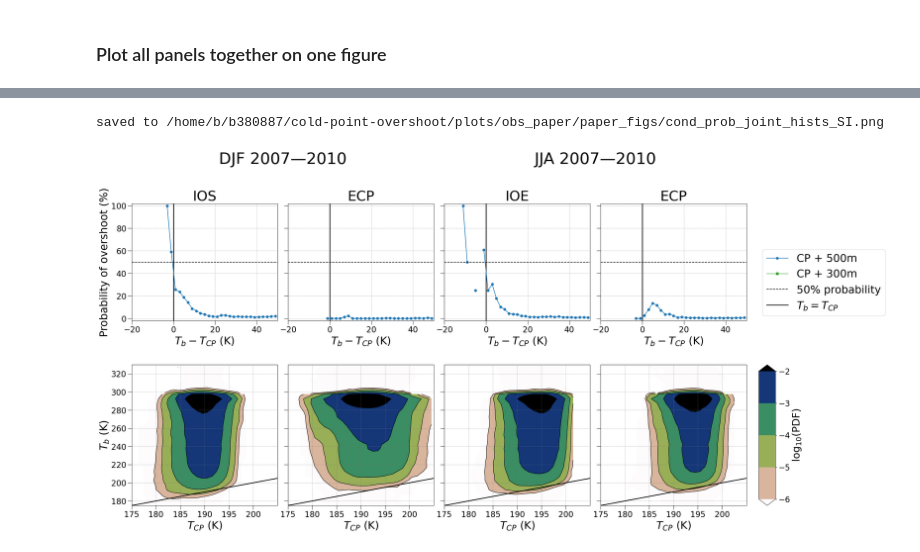
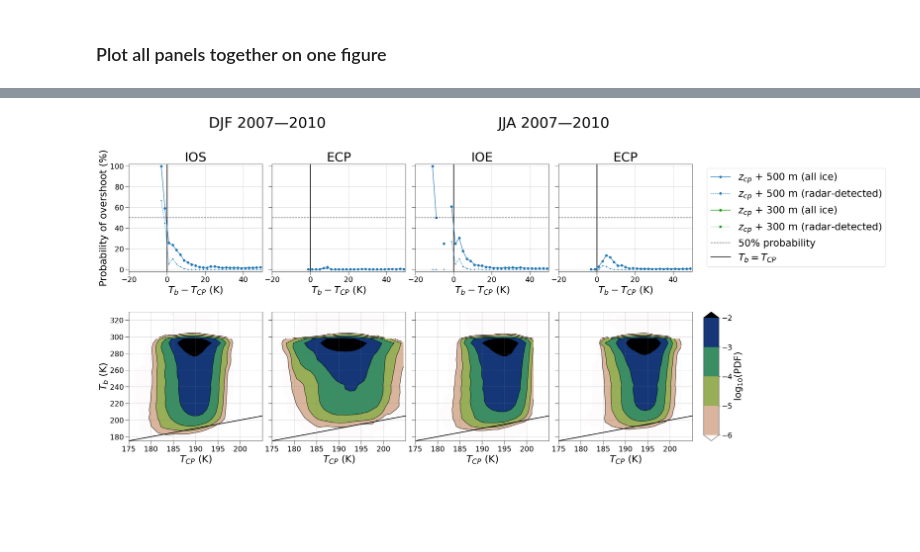
Before and after one commit to jacnugent/tropical-conv-os-2023, a Jupyter notebook: jupyter_notebooks/obs_climo_cond_prob_joint_hists_plot.ipynb, the cells around one changed output, grey strips where cells are left out. Drawn from its saved outputs; the diff is of its cells as text; code cells hidden in the pictures; blank space fills up the shorter version.

Commit message:
added line for radar-detected ice

```diff
--- a/jupyter_notebooks/obs_climo_cond_prob_joint_hists_plot.ipynb
+++ b/jupyter_notebooks/obs_climo_cond_prob_joint_hists_plot.ipynb
@@ -97,6 +98,9 @@ min_iwc = 1e-7
 # dictionaries mapping season to the regional probability dictionaries
 season_prob500_dict = {}
 season_prob300_dict = {}
+
+season_prob500_rad_dict = {}
+season_prob300_rad_dict = {}
 # %% [markdown]
 #### Make & save the dictionaries (if not done yet)
 This can take a while (~11-12 min)
@@ -230,0 +426,9 @@ for season in list(region_dict.keys()):
+# %%
+for season in ["DJF", "JJA"]:
+    for region in list(season_prob300_rad_dict[season].keys()):
+        prob500 = season_prob500_dict[season][region]
+        prob500_rad = season_prob500_rad_dict[season][region]
+        fig, ax = plt.subplots()
+        plot_cond_prob(ax, prob500, prob500_rad, diff_bins, fsize=14, labsize=12)
+        ax.set_title(region + " (normal vs. rad)")
+        plt.show()
@@ -233,8 +442,8 @@ for season in list(region_dict.keys()):
 # %% [markdown]
 ##### Function to plot the conditional probability
 # %%
-def plot_cond_prob(ax, prob500, prob300, diff_bins, fsize, labsize,
-                   ylim=(0, 100), gridlines=True):
+def plot_cond_prob(ax, prob500, prob500rad, prob300, prob300rad, diff_bins,
+                   fsize, labsize, ylim=(0, 100), gridlines=True):
     """ Plot panel for probability of overshoot for single region
     """
     avg_diff_bins = 0.5*(diff_bins[:-1] + diff_bins[1:])
@@ -249,11 +458,15 @@ def plot_cond_prob(ax, prob500, prob300, diff_bins, fsize, labsize,
     # IWC +500m
     ax.scatter(avg_diff_bins, prob500.values*100., color="C0")
     ax.plot(avg_diff_bins, prob500.values*100., color="C0")
+    ax.scatter(avg_diff_bins, prob500rad.values*100., color="C0", s=5)
+    ax.plot(avg_diff_bins, prob500rad.values*100., color="C0", linestyle="--", linewidth=1)
 
     # IWC +300m
-    if prob300 is not None:
+    if prob300 is not None and prob300rad is not None:
         ax.scatter(avg_diff_bins, prob300.values*100., marker="s", color="C2")
         ax.plot(avg_diff_bins, prob300.values*100., color="C2", linewidth=1)
+        ax.scatter(avg_diff_bins, prob300rad.values*100., color="C2", s=5, marker="s")
+        ax.plot(avg_diff_bins, prob300rad.values*100., color="C2", linestyle="--", linewidth=1)
 
     ax.set_ylim(ylim)
     ax.set_xlim(xlim)
@@ -325,7 +540,8 @@ plt.show()
 # %% [markdown]
 ### Plot all panels together on one figure
 # %%
-def plot_prob_hist(season_hist_dict, season_prob500_dict, season_prob300_dict, diff_bins,
+def plot_prob_hist(season_hist_dict, season_prob500_dict, season_prob300_dict,
+                   season_prob500_rad_dict, season_prob300_rad_dict, diff_bins,
                    years_str, figsize=(32, 16), fsize=27, tsize=35, labsize=20, save=False):
     """
     Plot combined figure for 2 seasons (2 regions each) with conditional
@@ -360,13 +576,17 @@ def plot_prob_hist(season_hist_dict, season_prob500_dict, season_prob300_dict, d
     for i, region in enumerate(all_regions[:2]):
         plot_cond_prob(prob_axes[i],
                        season_prob500_dict[seasons[0]][region],
+                       season_prob500_rad_dict[seasons[0]][region],
                        season_prob300_dict[seasons[0]][region],
+                       season_prob300_rad_dict[seasons[0]][region],
                        diff_bins, fsize=fsize, labsize=labsize, ylim=(-2, 102)
                       )
     for i, region in enumerate(all_regions[2:]):
         plot_cond_prob(prob_axes[i+2],
                        season_prob500_dict[seasons[1]][region],
+                       season_prob500_rad_dict[seasons[1]][region],
                        season_prob300_dict[seasons[1]][region],
+                       season_prob300_rad_dict[seasons[1]][region],
                        diff_bins, fsize=fsize, labsize=labsize, ylim=(-2, 102)
                )
 
@@ -422,14 +642,18 @@ def plot_prob_hist(season_hist_dict, season_prob500_dict, season_prob300_dict, d
 
     # proxy artist legend
     blue_line = mlines.Line2D([], [], color="C0", marker="o",
-                          label="CP + 500m")
-    green_line = mlines.Line2D([], [], color="C2", marker="s", linestyle="-",
-                               linewidth=1, label="CP + 300m")
+                          label="$z_{cp}$ + 500 m (all ice)")
+    blue_dashed = mlines.Line2D([], [], color="C0", marker="o",
+                          label="$z_{cp}$ + 500 m (radar-detected)", linewidth=1, linestyle="--")
+    green_line = mlines.Line2D([], [], color="C2", marker="s",
+                          label="$z_{cp}$ + 300 m (all ice)")
+    green_dashed = mlines.Line2D([], [], color="C2", marker="s",
+                          label="$z_{cp}$ + 300 m (radar-detected)", linewidth=1, linestyle="--")
     solid_line = mlines.Line2D([], [], color="k", linewidth=2,
                               label="$T_b=T_{CP}$")
     dashed_line = mlines.Line2D([], [], color="k", linestyle="--",
                                 label="50% probability")
-    ax_leg.legend(handles=[blue_line, green_line, dashed_line, solid_line],
+    ax_leg.legend(handles=[blue_line, blue_dashed, green_line, green_dashed, dashed_line, solid_line],
                   ncol=1, fontsize=fsize, loc="lower left")
     ax_leg.axis("off")
 
@@ -459,7 +683,7 @@ saved to /home/b/b380887/cold-point-overshoot/plots/obs_paper/paper_figs/cond_pr
 # %%
 # SI
 plot_prob_hist(season_hist_dict, season_prob500_dict, season_prob300_dict,
-               diff_bins, years_str, save=True)
+               season_prob500_rad_dict, season_prob300_rad_dict,
+               diff_bins, years_str, save=False)
 # %% [output]
-saved to /home/b/b380887/cold-point-overshoot/plots/obs_paper/paper_figs/cond_prob_joint_hists_SI.png
-[figure, old version]
+[figure, new version]
```
Also changed, not shown: parts of 17 cells of this notebook.
